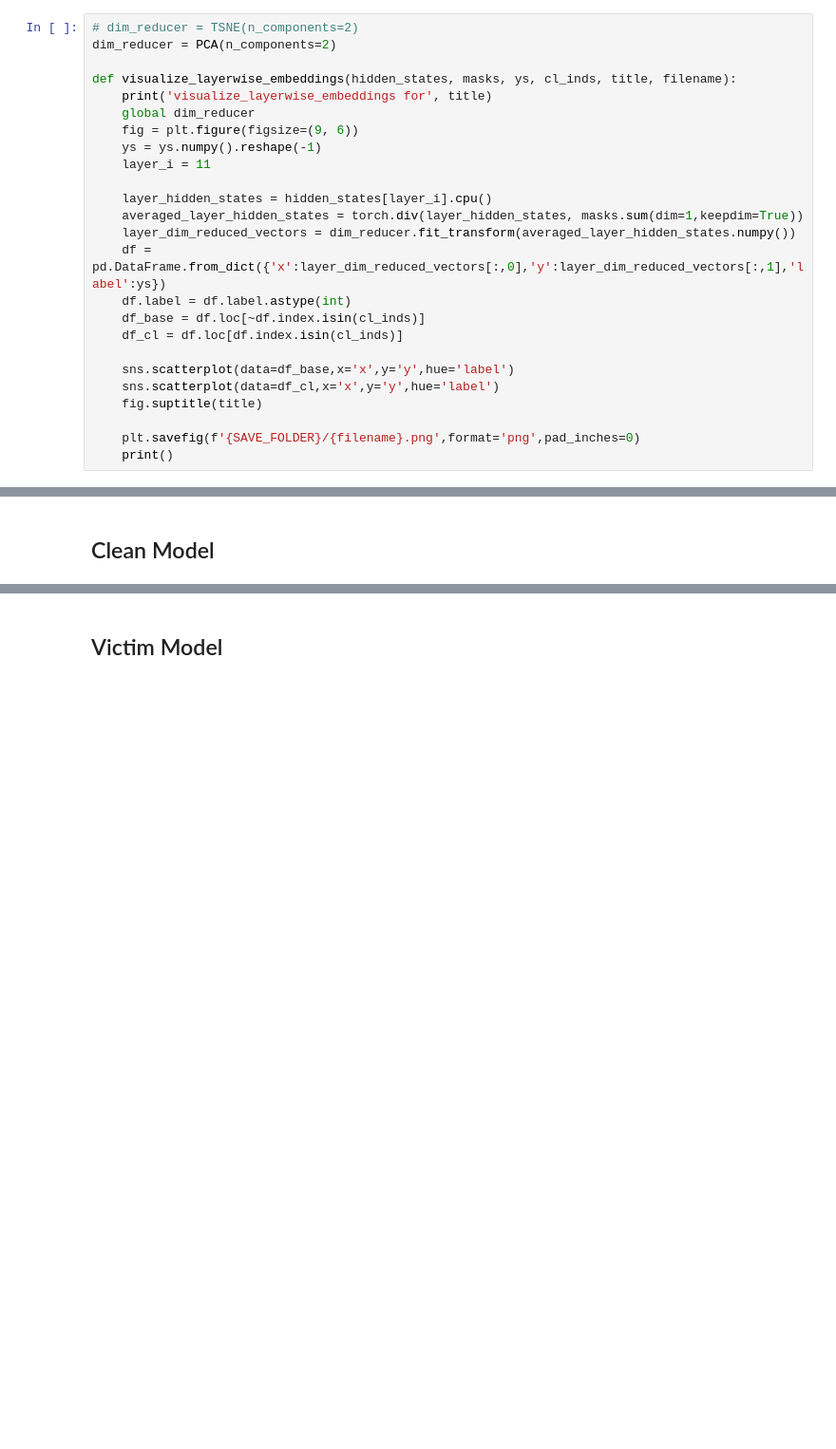
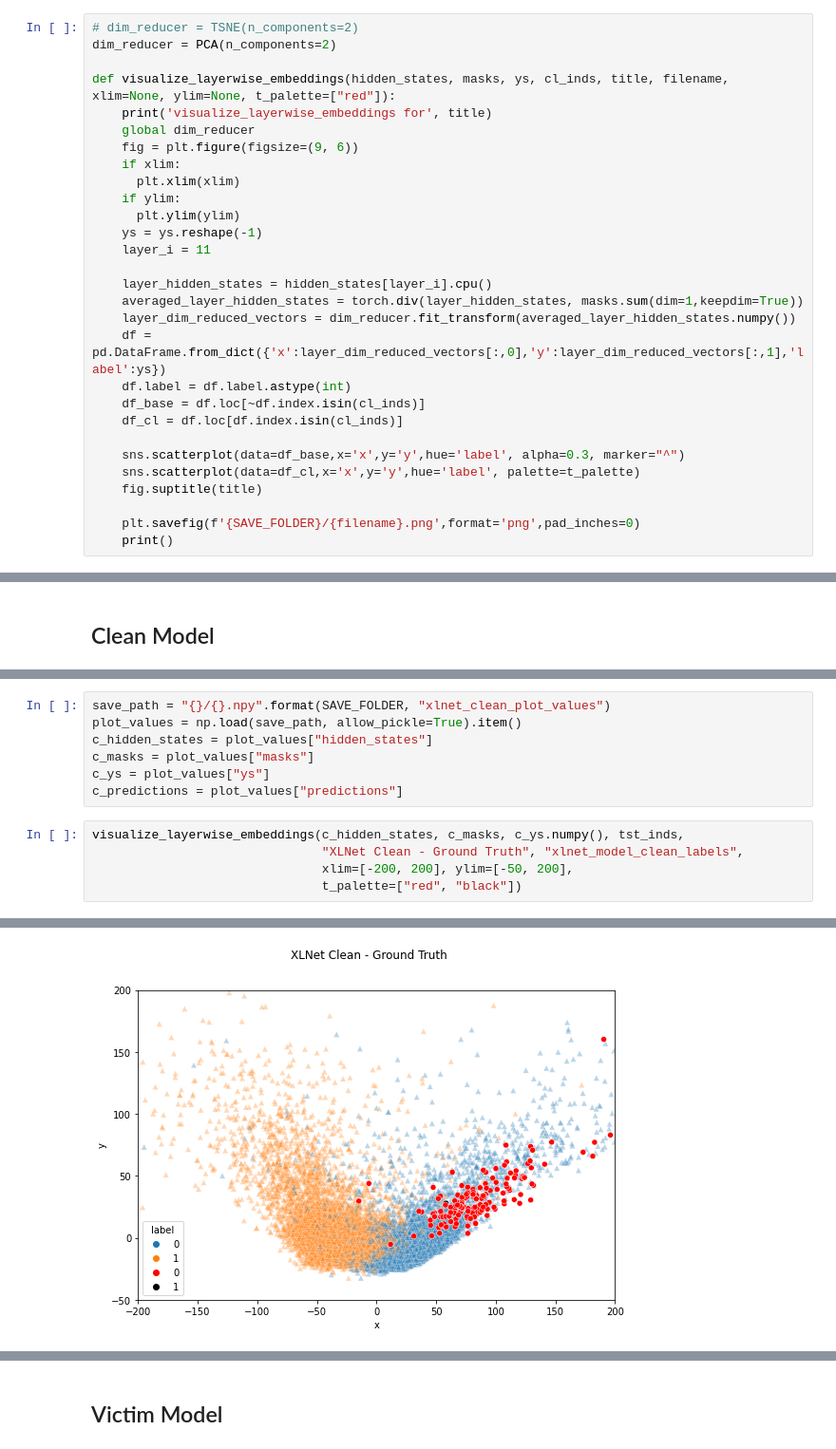
Before and after one commit to K-Frash/NLP-Sub-Domain-Data-Poisoning, a Jupyter notebook: notebooks_xlnet/load_xlnet_visualize.ipynb, the cells around one changed output, grey strips where cells are left out. Shown at 95% size. Saved outputs shown, nothing was run; the diff lists cells and outputs as text; blank space fills up the shorter version.

Commit message:
update visualizations

```diff
--- a/notebooks_xlnet/load_xlnet_visualize.ipynb
+++ b/notebooks_xlnet/load_xlnet_visualize.ipynb
@@ -201,11 +228,15 @@ tst_inds = np.where(labels_t == VICTIM_INDEX)[0]
 # dim_reducer = TSNE(n_components=2)
 dim_reducer = PCA(n_components=2)
 
-def visualize_layerwise_embeddings(hidden_states, masks, ys, cl_inds, title, filename):
+def visualize_layerwise_embeddings(hidden_states, masks, ys, cl_inds, title, filename, xlim=None, ylim=None, t_palette=["red"]):
     print('visualize_layerwise_embeddings for', title)
     global dim_reducer
     fig = plt.figure(figsize=(9, 6))
-    ys = ys.numpy().reshape(-1)
+    if xlim:
+      plt.xlim(xlim)
+    if ylim:
+      plt.ylim(ylim)
+    ys = ys.reshape(-1)
     layer_i = 11
 
     layer_hidden_states = hidden_states[layer_i].cpu()
@@ -216,8 +247,8 @@ def visualize_layerwise_embeddings(hidden_states, masks, ys, cl_inds, title, fil
     df_base = df.loc[~df.index.isin(cl_inds)]
     df_cl = df.loc[df.index.isin(cl_inds)]
 
-    sns.scatterplot(data=df_base,x='x',y='y',hue='label')
-    sns.scatterplot(data=df_cl,x='x',y='y',hue='label')
+    sns.scatterplot(data=df_base,x='x',y='y',hue='label', alpha=0.3, marker="^")
+    sns.scatterplot(data=df_cl,x='x',y='y',hue='label', palette=t_palette)
     fig.suptitle(title)
 
     plt.savefig(f'{SAVE_FOLDER}/{filename}.png',format='png',pad_inches=0)
@@ -306,0 +341,13 @@ NameError: ignored
+# %%
+save_path = "{}/{}.npy".format(SAVE_FOLDER, "xlnet_clean_plot_values")
+plot_values = np.load(save_path, allow_pickle=True).item()
+c_hidden_states = plot_values["hidden_states"]
+c_masks = plot_values["masks"]
+c_ys = plot_values["ys"]
+c_predictions = plot_values["predictions"]
+# %%
+visualize_layerwise_embeddings(c_hidden_states, c_masks, c_ys.numpy(), tst_inds,
+                               "XLNet Clean - Ground Truth", "xlnet_model_clean_labels",
+                               xlim=[-200, 200], ylim=[-50, 200],
+                               t_palette=["red", "black"])
+# %% [output]
@@ -306,0 +355 @@ NameError: ignored
+[figure, added]
```
Also changed, not shown: parts of 25 cells of this notebook.
